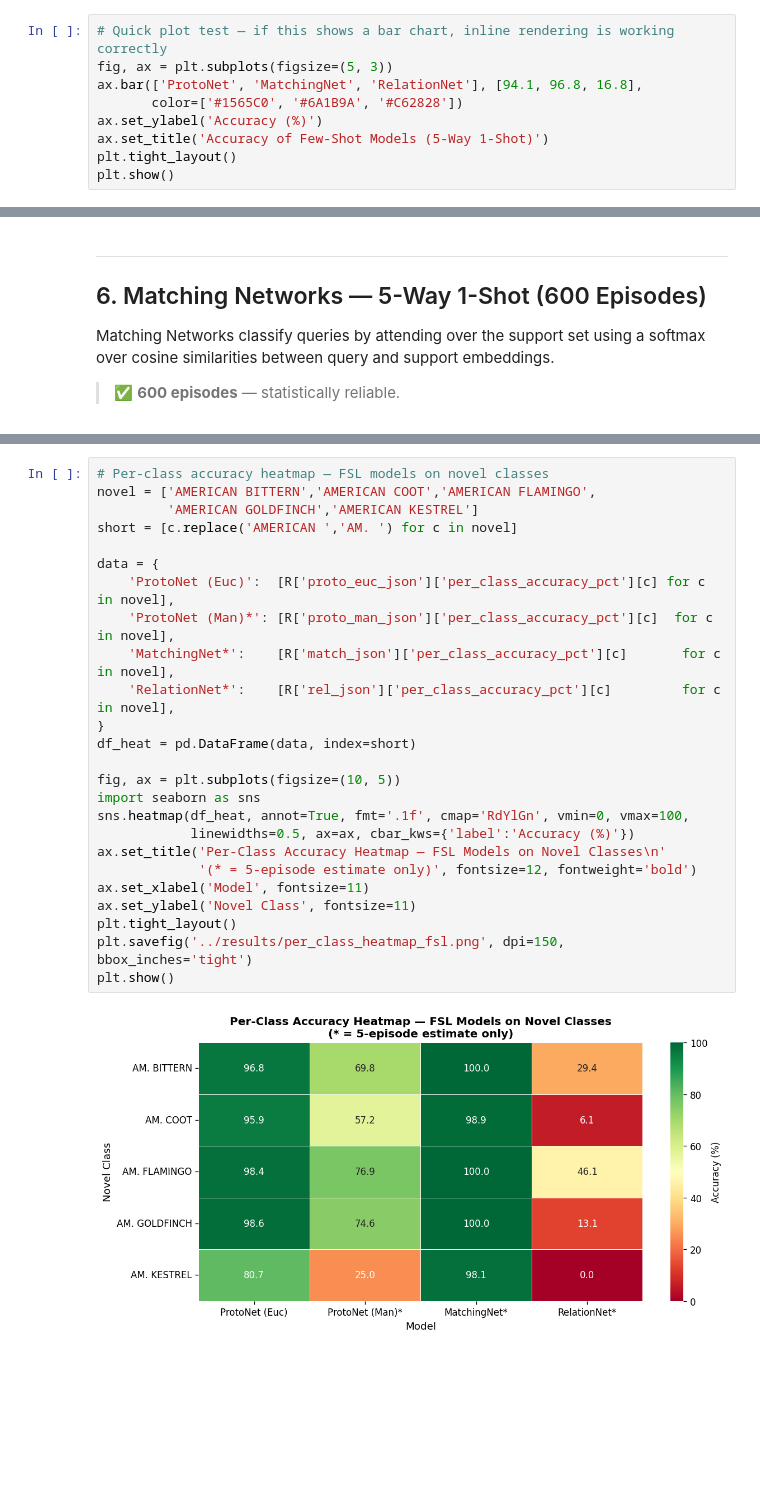
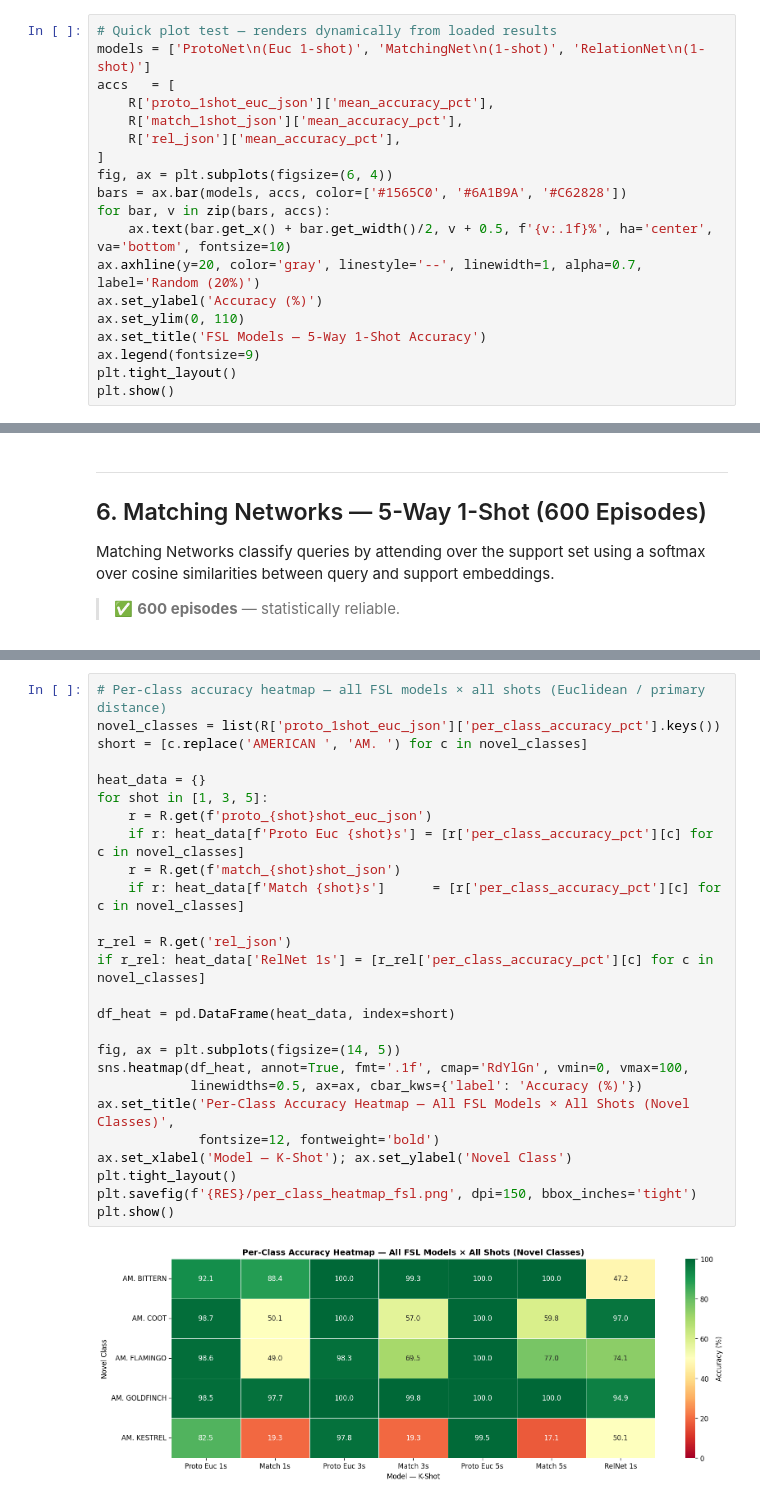
Before and after one commit to gmMustafa/Few-Shot-Learning-Paradigms-for-Bird-Species-Classification-under-Data-Scarcity, a Jupyter notebook: notebooks/results.ipynb, the cells around one changed output, grey strips where cells are left out. Saved outputs shown, nothing was run; the diff lists cells and outputs as text; blank space fills up the shorter version.

```diff
--- a/notebooks/results.ipynb
+++ b/notebooks/results.ipynb
@@ -89,10 +111,20 @@ All summary files loaded:
 # %%
-# Quick plot test — if this shows a bar chart, inline rendering is working correctly
-fig, ax = plt.subplots(figsize=(5, 3))
-ax.bar(['ProtoNet', 'MatchingNet', 'RelationNet'], [94.1, 96.8, 16.8],
-       color=['#1565C0', '#6A1B9A', '#C62828'])
+# Quick plot test — renders dynamically from loaded results
+models = ['ProtoNet\n(Euc 1-shot)', 'MatchingNet\n(1-shot)', 'RelationNet\n(1-shot)']
+accs   = [
+    R['proto_1shot_euc_json']['mean_accuracy_pct'],
+    R['match_1shot_json']['mean_accuracy_pct'],
+    R['rel_json']['mean_accuracy_pct'],
+]
+fig, ax = plt.subplots(figsize=(6, 4))
+bars = ax.bar(models, accs, color=['#1565C0', '#6A1B9A', '#C62828'])
+for bar, v in zip(bars, accs):
+    ax.text(bar.get_x() + bar.get_width()/2, v + 0.5, f'{v:.1f}%', ha='center', va='bottom', fontsize=10)
+ax.axhline(y=20, color='gray', linestyle='--', linewidth=1, alpha=0.7, label='Random (20%)')
 ax.set_ylabel('Accuracy (%)')
-ax.set_title('Accuracy of Few-Shot Models (5-Way 1-Shot)')
+ax.set_ylim(0, 110)
+ax.set_title('FSL Models — 5-Way 1-Shot Accuracy')
+ax.legend(fontsize=9)
 plt.tight_layout()
 plt.show()
 # %% [output]
@@ -812,28 +942,29 @@ plt.show()
 # %%
-# Per-class accuracy heatmap — FSL models on novel classes
-novel = ['AMERICAN BITTERN','AMERICAN COOT','AMERICAN FLAMINGO',
-         'AMERICAN GOLDFINCH','AMERICAN KESTREL']
-short = [c.replace('AMERICAN ','AM. ') for c in novel]
+# Per-class accuracy heatmap — all FSL models × all shots (Euclidean / primary distance)
+novel_classes = list(R['proto_1shot_euc_json']['per_class_accuracy_pct'].keys())
+short = [c.replace('AMERICAN ', 'AM. ') for c in novel_classes]
 
-data = {
-    'ProtoNet (Euc)':  [R['proto_euc_json']['per_class_accuracy_pct'][c] for c in novel],
-    'ProtoNet (Man)*': [R['proto_man_json']['per_class_accuracy_pct'][c]  for c in novel],
-    'MatchingNet*':    [R['match_json']['per_class_accuracy_pct'][c]       for c in novel],
-    'RelationNet*':    [R['rel_json']['per_class_accuracy_pct'][c]         for c in novel],
-}
-df_heat = pd.DataFrame(data, index=short)
+heat_data = {}
+for shot in [1, 3, 5]:
+    r = R.get(f'proto_{shot}shot_euc_json')
+    if r: heat_data[f'Proto Euc {shot}s'] = [r['per_class_accuracy_pct'][c] for c in novel_classes]
+    r = R.get(f'match_{shot}shot_json')
+    if r: heat_data[f'Match {shot}s']      = [r['per_class_accuracy_pct'][c] for c in novel_classes]
 
-fig, ax = plt.subplots(figsize=(10, 5))
-import seaborn as sns
+r_rel = R.get('rel_json')
+if r_rel: heat_data['RelNet 1s'] = [r_rel['per_class_accuracy_pct'][c] for c in novel_classes]
+
+df_heat = pd.DataFrame(heat_data, index=short)
+
+fig, ax = plt.subplots(figsize=(14, 5))
 sns.heatmap(df_heat, annot=True, fmt='.1f', cmap='RdYlGn', vmin=0, vmax=100,
-            linewidths=0.5, ax=ax, cbar_kws={'label':'Accuracy (%)'})
-ax.set_title('Per-Class Accuracy Heatmap — FSL Models on Novel Classes\n'
-             '(* = 5-episode estimate only)', fontsize=12, fontweight='bold')
-ax.set_xlabel('Model', fontsize=11)
-ax.set_ylabel('Novel Class', fontsize=11)
+            linewidths=0.5, ax=ax, cbar_kws={'label': 'Accuracy (%)'})
+ax.set_title('Per-Class Accuracy Heatmap — All FSL Models × All Shots (Novel Classes)',
+             fontsize=12, fontweight='bold')
+ax.set_xlabel('Model — K-Shot'); ax.set_ylabel('Novel Class')
 plt.tight_layout()
-plt.savefig('../results/per_class_heatmap_fsl.png', dpi=150, bbox_inches='tight')
+plt.savefig(f'{RES}/per_class_heatmap_fsl.png', dpi=150, bbox_inches='tight')
 plt.show()
 # %% [output]
-[figure, old version]
+[figure, new version]
 # %%
```
Also changed, not shown: parts of 21 cells of this notebook, 10 other files.
